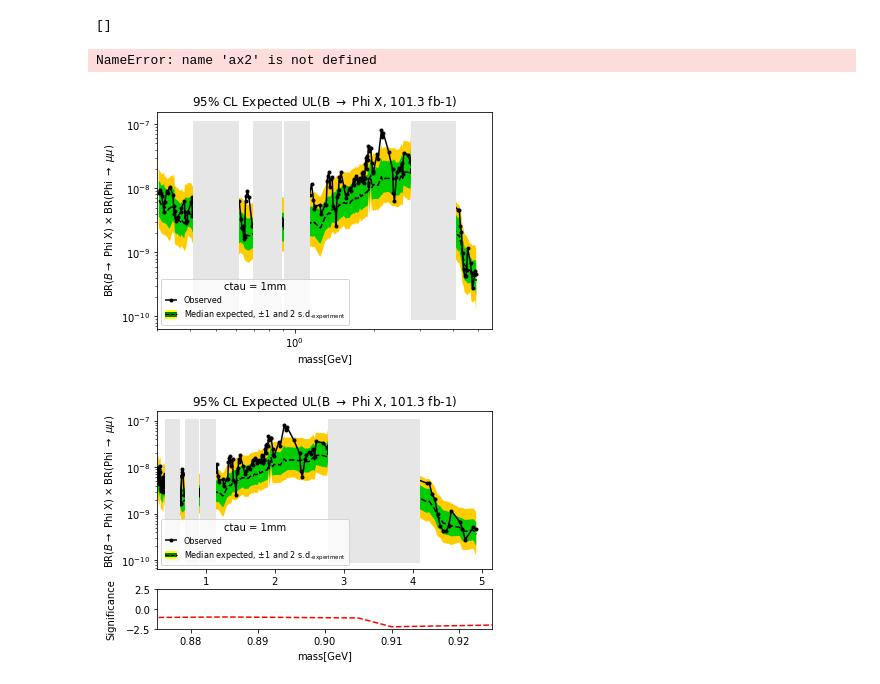
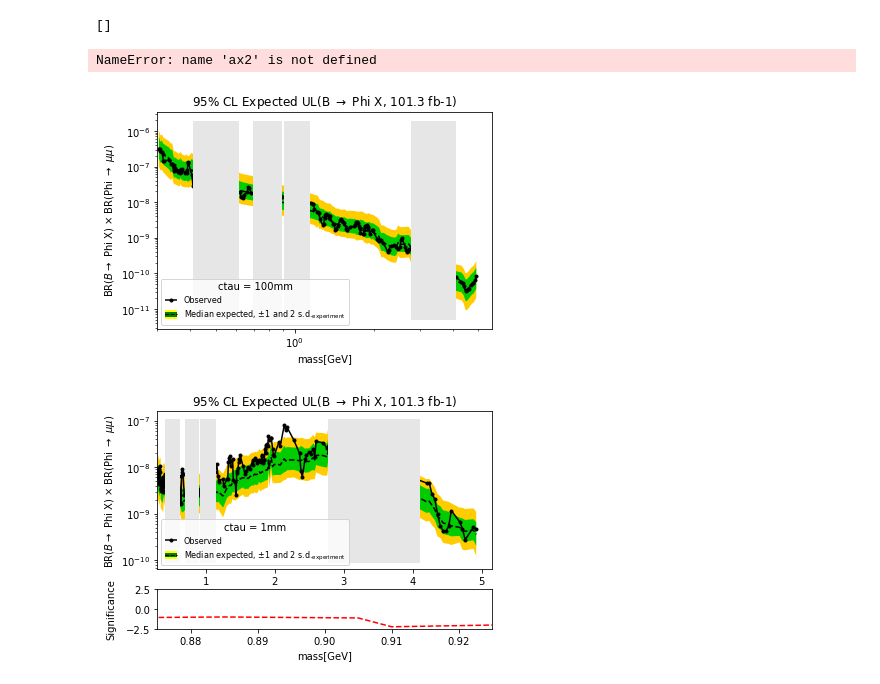
Before and after one commit to hardikroutray/displacedscouting_fitscountinglimits, a Jupyter notebook: bphi_finalDP_v2.ipynb, the cells around one changed output. Saved outputs shown, nothing was run; the diff lists cells and outputs as text; code cells hidden in the pictures.

Commit message:
limit csvs and notebooks

```diff
--- a/bphi_finalDP_v2.ipynb
+++ b/bphi_finalDP_v2.ipynb
@@ -72,7 +72,7 @@ mask_ranges[:,1] = mask_ranges[:,1]/(1-0.05)
 # %%
 # !scp ucsd:/home/users/namin/2019/scouting/repo/hardik_limits/displacedscouting_fitscountlimits/NevtUL_v0.csv .
 # %%
-dfc = pd.read_csv("limits_csvs/bphilimits_alldata_ctau1_10_100_analysisDP_v0.csv")
+dfc = pd.read_csv("limits_csvs/bphilimits_alldata_ctau1_10_100_analysisDP_v1.csv")
 # droppedmasses = [2.3,2.32,2.34,2.36,2.38,2.40,2.42,2.44,2.46,2.48,2.5,2.54,2.56,2.58,2.6,2.62,2.64,2.66,2.68,2.70,2.72,2.74,2.76,2.78,2.8, 4.12, 4.16, 4.2, 4.24, 4.28, 4.32, 4.36, 4.4, 4.44, 4.48, 4.52, 4.56, 4.6, 4.64, 4.68, 4.72, 12]
 droppedmasses = [12]
 dfc = dfc[~(dfc.mass.isin(droppedmasses))]
@@ -96,7 +96,7 @@ dfc = dfc[~(dfc.mass.isin(droppedmasses))]
 
 #pd.concat(g for _, g in dfc.groupby("mass") if len(g) > 1)
 
-df = dfc.set_index("mass")[["ctau = 1","what"]].pivot(columns="what").droplevel(0, axis=1)
+df = dfc.set_index("mass")[["ctau = 100","what"]].pivot(columns="what").droplevel(0, axis=1)
 df = smooth_(df[[
     "BRbrUL",
     "BRbrULup",
@@ -108,7 +108,7 @@ df = smooth_(df[[
     "posSignificance"
 ]])
 #df
-#df.to_csv("BPhi_2mu_smoothed_ctau1mm_vf1.csv")
+# df.to_csv("BPhi_2mu_smoothed_ctau100mm_vf2.csv")
 # %% [output]
 []
 # %%
@@ -137,39 +137,39 @@ legend = ax1.legend([(pobs[0],),DoubleBandObject()],
         labelspacing=0.5,
         fontsize=8,
         handlelength=1.6,
-        title="ctau = 1mm",
+        title="ctau = 100mm",
         loc = "lower left"
         )
 
 
 ax1.set_yscale("log")
 ylim = ax1.get_ylim()
 for low,high in mask_ranges:
     ax1.fill_betweenx(ylim, low, high, color="0.9", zorder=2)
 #ax.set_ylim(ylim)
 #ax1.set_ylim(1e-7,5e-1)
 ax1.set_xscale("log")
 
 ax1.set_xlabel('mass[GeV]')
 ax1.set_ylabel(r'BR($B \rightarrow$ Phi X) $\times$ BR(Phi $\rightarrow$ $\mu\mu$)')
 ax1.set_title(r"95$\%$ CL Expected UL(B $\rightarrow$ Phi X, 101.3 fb-1)")
 
 
 ax1.set_xlim(left=0.3)
 #ax1.set_xlim(0.65,0.675)
 
 ax2.plot(ms, sig, linestyle="--", marker="",color="red",solid_capstyle="butt", zorder=1)
 ax2.set_xscale("log")
 ax2.set_xlim(left=0.3)
 #ax2.set_xlim(2.3,2.5)
 ax2.set_ylim(-2.5,2.5)
 ax2.set_xlabel('mass[GeV]')
 ax2.set_ylabel("Significance", labelpad = 10)
 
 fig.savefig("HZdZd_ctau1mm.png")
 # %% [output]
 NameError: name 'ax2' is not defined
-[figure, old version]
+[figure, new version]
 # %%
 import matplotlib.gridspec as gridspec
 
```
Also changed, not shown: 5 other files.
